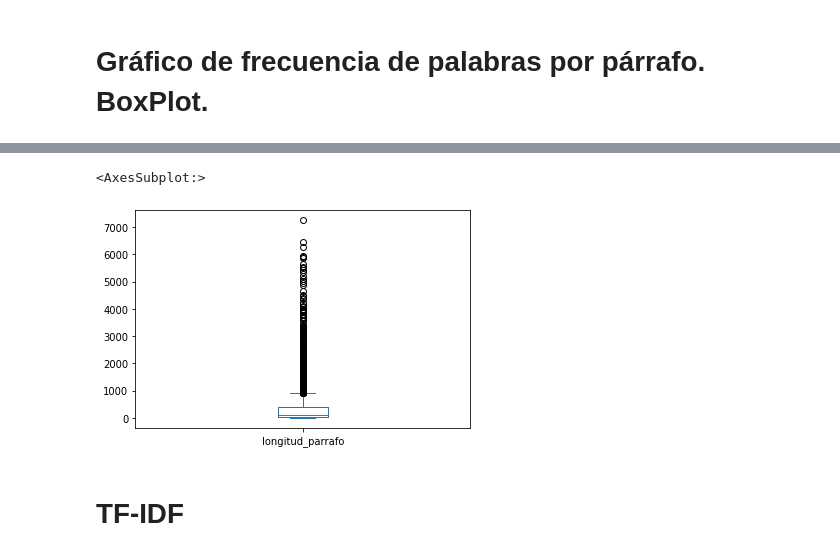
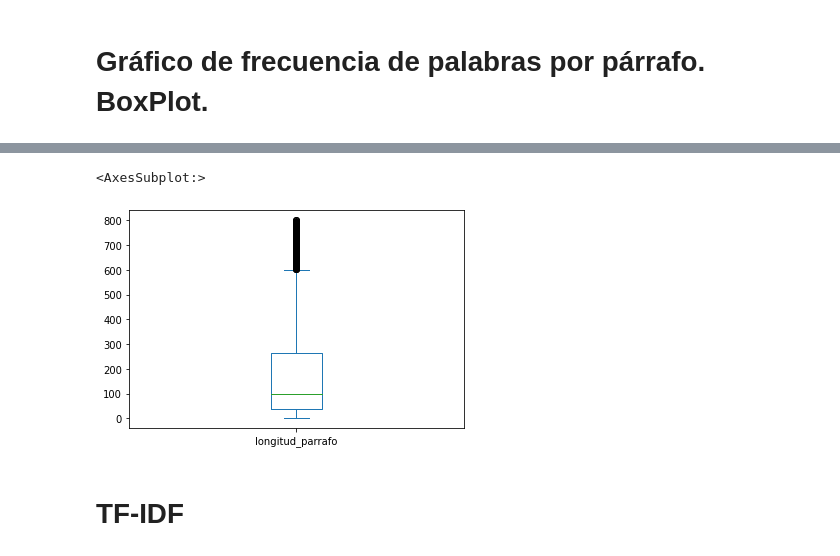
Before and after one commit to gaston411/Mi-Proyecto, a Jupyter notebook: Busqueda_titulo-parrafo.ipynb, the cells around one changed output, grey strips where cells are left out. Cells and saved outputs as stored; diff of their text form; code cells hidden in the pictures.

Commit message:
cambios generales

```diff
--- a/Busqueda_titulo-parrafo.ipynb
+++ b/Busqueda_titulo-parrafo.ipynb
@@ -485,3 +517,5 @@ dfUbicacionTitulos = pd.DataFrame(titulosPosicion1,columns=['id','tipo','titulo'
+# %%
+dfUbicacionTitulos.reset_index(drop=True, inplace=True)
 # %%
 # Calculo la longitud de caracteres de parrafos
 def longitud_parrafos(ubicacion, original):
@@ -490,7 +524,7 @@ def longitud_parrafos(ubicacion, original):
         if i < len(ubicacion)-1:
             inicio = ubicacion['inicio'][i]
             fin = ubicacion['inicio'][i+1]
-            idDf = ubicacion['id'][i]
+            idDf = ubicacion['ide'][i]
             if (fin-inicio) > 0:
                 parrafo = original[idDf][inicio:fin]
                 parrafo = remove_stops(parrafo)
@@ -506,11 +540,17 @@ def longitud_parrafos(ubicacion, original):
                 parrafo = limpiar_palabras(parrafo)
                 caracteres = len(parrafo.split())
                 parrafos.append(caracteres)
+        else:
+            inicio = ubicacion['inicio'][i]
+            idDf = ubicacion['ide'][i]
+            parrafo = original[idDf][inicio:]
+            parrafo = general(parrafo)
+            parrafo = remove_stops(parrafo)
+            parrafo = limpiar_palabras(parrafo)
+            caracteres = len(parrafo.split())
+            parrafos.append(caracteres)
     return parrafos
 
 longitudP = longitud_parrafos(dfUbicacionTitulos, dfLimpio)
 # %%
 dfUbicacionTitulos['longitud_parrafo'] = pd.DataFrame(longitudP)
-# %%
-dfUbicacionTitulos.longitud_parrafo[5775] = 112
-dfUbicacionTitulos.longitud_parrafo[5389] = 112
@@ -660,7 +708,7 @@ plt.show()
 # Gráfico de frecuencia de palabras por párrafo. BoxPlot.
 # %%
 dfUbicacionTitulosLimpio = dfUbicacionTitulos.drop(dfUbicacionTitulos[dfUbicacionTitulos['titulo'] ==''].index)
-dfUbicacionTitulosLimpio = dfUbicacionTitulos.drop(dfUbicacionTitulos[dfUbicacionTitulos['longitud_parrafo'] > 1000].index)
+dfUbicacionTitulosLimpio = dfUbicacionTitulos.drop(dfUbicacionTitulos[dfUbicacionTitulos['longitud_parrafo'] > 800].index)
 longParrafosBox = dfUbicacionTitulosLimpio['longitud_parrafo']
 # %%
 plt.boxplot(longParrafosBox)
@@ -689,8 +737,8 @@ longParrafosBox.max()
 # %%
-dfUbicacionTitulos['longitud_parrafo'].plot(kind='box')
+dfUbicacionTitulosLimpio['longitud_parrafo'].plot(kind='box')
 # %% [output]
 <AxesSubplot:>
-[figure, old version]
+[figure, new version]
 # %% [markdown]
 # TF-IDF
 # %%
```
Also changed, not shown: parts of 75 cells of this notebook, 4 other files.
